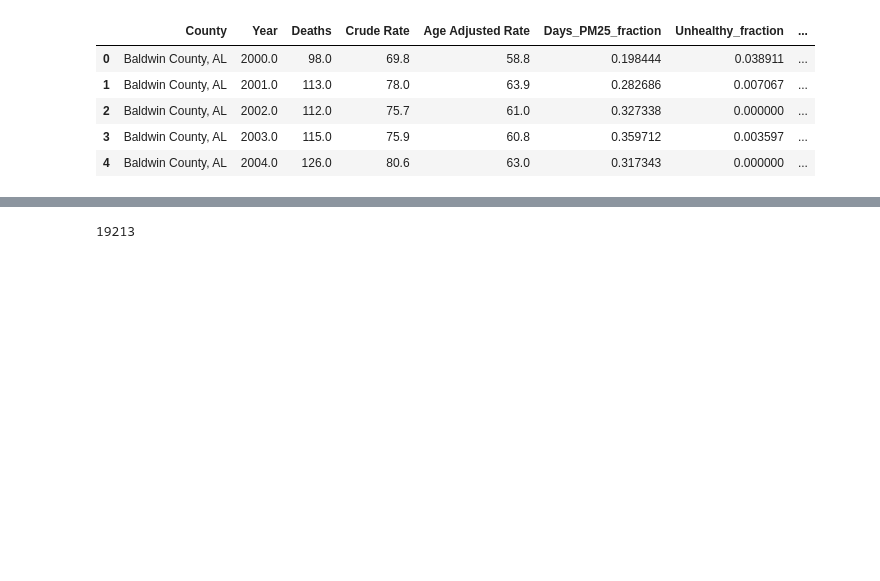
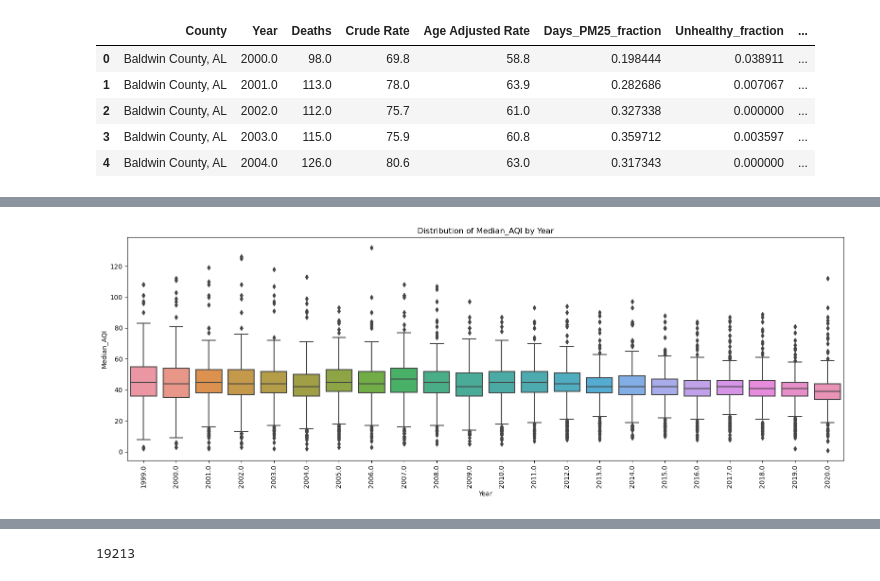
Before and after one commit to elattanzi/DS4420FinalProject, a Jupyter notebook: MLP.ipynb, the cells around one changed output, grey strips where cells are left out. Cells and saved outputs as stored; diff of their text form; code cells hidden in the pictures; blank space fills up the shorter version.

```diff
--- a/MLP.ipynb
+++ b/MLP.ipynb
@@ -13,0 +39,13 @@ df_cancer.head()
+# %%
+plt.figure(figsize=(16, 6))
+sns.boxplot(data=df_cancer, x="Year", y="Median_AQI")
+
+plt.xticks(rotation=90)
+plt.title("Distribution of Median_AQI by Year")
+plt.xlabel("Year")
+plt.ylabel("Median_AQI")
+
+plt.tight_layout()
+plt.show()
+# %% [output]
+[figure, added]
```
Also changed, not shown: parts of 21 cells of this notebook, 1 other file.
